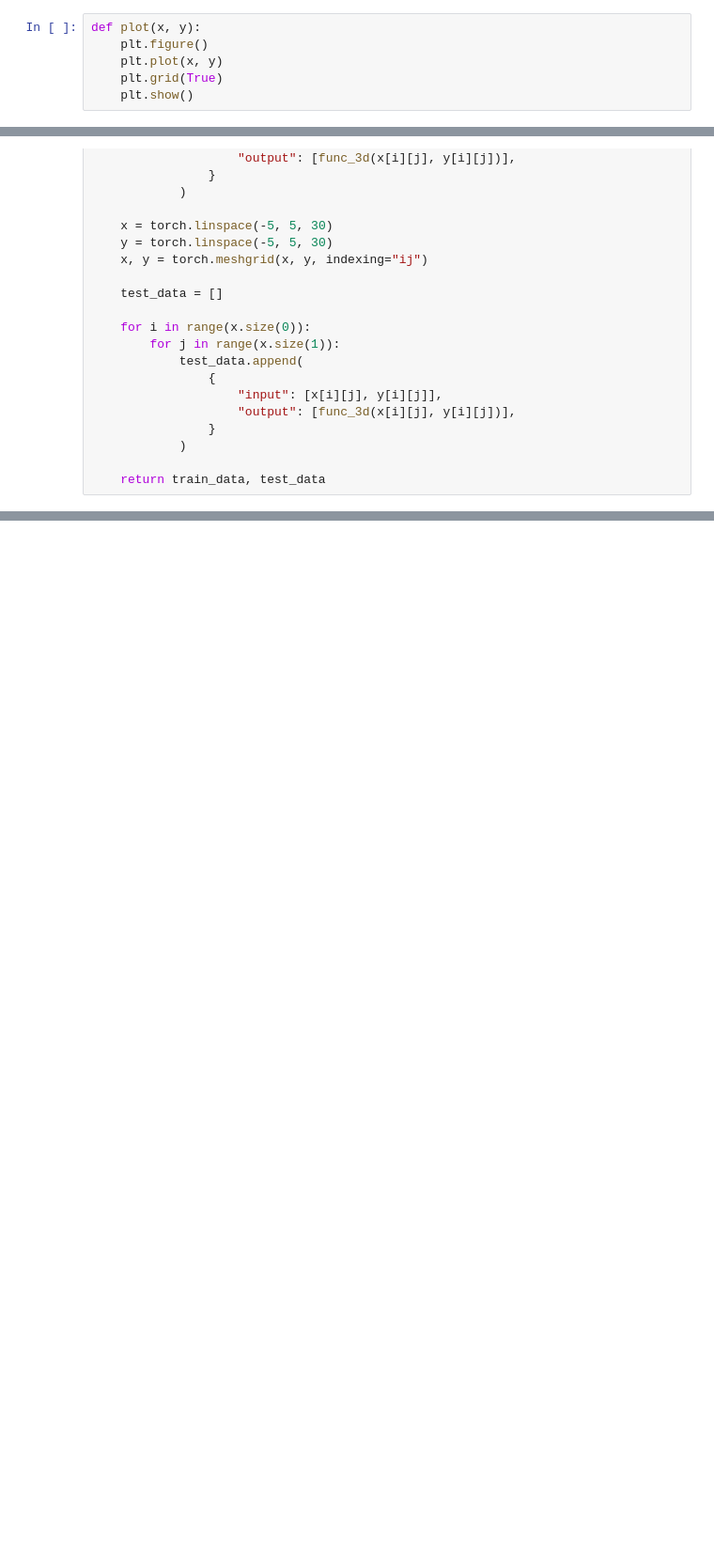
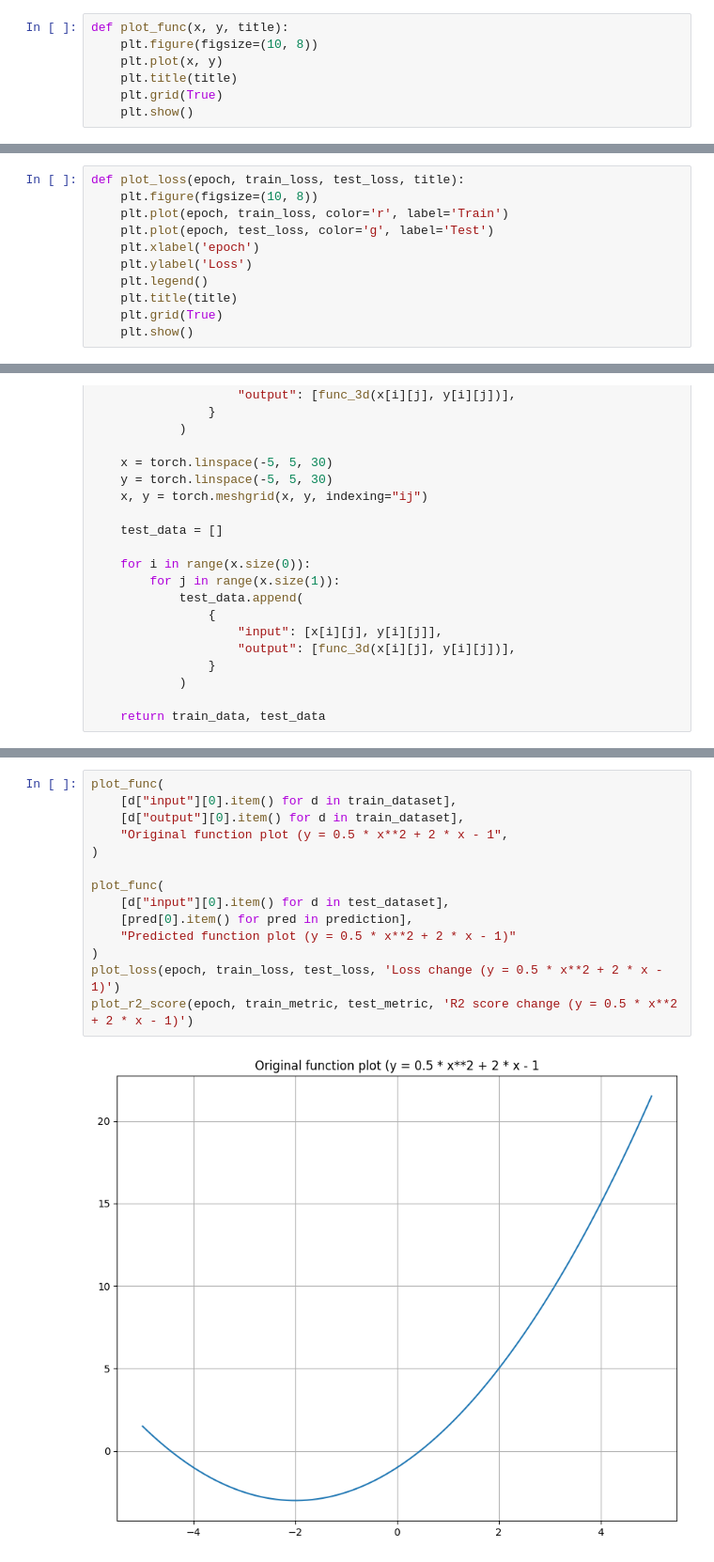
Before and after one commit to Vladfsociety/vladk-neural-network, a Jupyter notebook: notebooks/regression.ipynb, the cells around one changed output, grey strips where cells are left out. Shown at 94% size. Cells and saved outputs as stored; diff of their text form; blank space fills up the shorter version.

```diff
--- a/notebooks/regression.ipynb
+++ b/notebooks/regression.ipynb
@@ -21,9 +21,10 @@ def func_quad_3d(arg_x, arg_y):
 def func_sin_plus_cos_3d(arg_x, arg_y):
     return torch.sin(arg_x) + torch.cos(arg_y)
 # %%
-def plot(x, y):
-    plt.figure()
+def plot_func(x, y, title):
+    plt.figure(figsize=(10, 8))
     plt.plot(x, y)
+    plt.title(title)
     plt.grid(True)
     plt.show()
 # %%
@@ -40,2 +39,13 @@ def plot_3d(x, y, z):
     plt.grid(True)
     plt.show()
+# %%
+def plot_loss(epoch, train_loss, test_loss, title):
+    plt.figure(figsize=(10, 8))
+    plt.plot(epoch, train_loss, color='r', label='Train')
+    plt.plot(epoch, test_loss, color='g', label='Test')
+    plt.xlabel('epoch')
+    plt.ylabel('Loss')
+    plt.legend()
+    plt.title(title)
+    plt.grid(True)
+    plt.show()
@@ -125,0 +246,16 @@ NameError: name 'func_' is not defined
+# %%
+plot_func(
+    [d["input"][0].item() for d in train_dataset],
+    [d["output"][0].item() for d in train_dataset],
+    "Original function plot (y = 0.5 * x**2 + 2 * x - 1",
+)
+
+plot_func(
+    [d["input"][0].item() for d in test_dataset],
+    [pred[0].item() for pred in prediction],
+    "Predicted function plot (y = 0.5 * x**2 + 2 * x - 1)"
+)
+plot_loss(epoch, train_loss, test_loss, 'Loss change (y = 0.5 * x**2 + 2 * x - 1)')
+plot_r2_score(epoch, train_metric, test_metric, 'R2 score change (y = 0.5 * x**2 + 2 * x - 1)')
+# %% [output]
+[figure, added]
```
Also changed, not shown: parts of 7 cells of this notebook, 2 other files.
